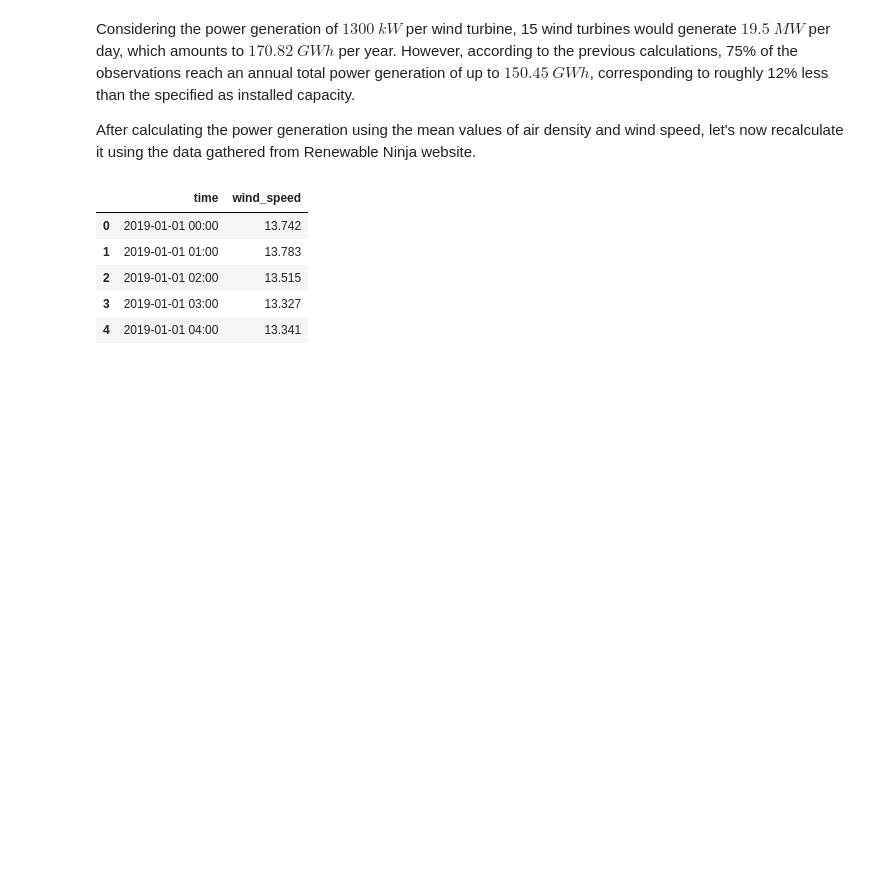
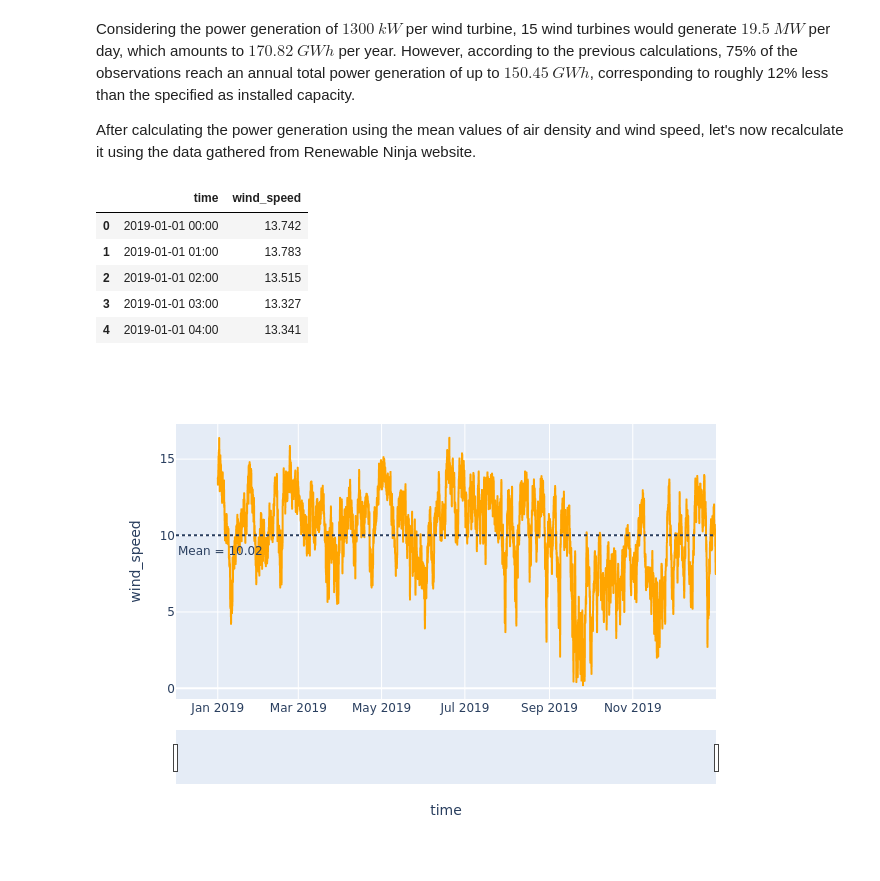
Before and after one commit to daniel-epm/guajira_wind_data, a Jupyter notebook: guajira_wind.ipynb, the cells around one changed output. Cells and saved outputs as stored; diff of their text form; code cells hidden in the pictures; blank space fills up the shorter version.

Commit message:
wind speed plot with plotly express

```diff
--- a/guajira_wind.ipynb
+++ b/guajira_wind.ipynb
@@ -547,11 +548,16 @@ wind_speed2.head()
 # %%
 px.defaults.width = 1000
 px.defaults.height = 400
 
 fig = px.line(wind_speed2, x= 'time', y= 'wind_speed', color_discrete_sequence= ['orange'])
 fig.add_hline(y = wind_speed2['wind_speed'].mean(), line_dash= 'dot')
 fig.add_annotation(x = '2019-01-03', y = wind_speed2['wind_speed'].mean() - 1, text= f"Mean = {round(wind_speed2['wind_speed'].mean(),2)}", showarrow= False)
 
 fig.update_xaxes(rangeslider_visible= True)
 
 fig.show()
+
+fig.write_image("wind_speed.png")
+Image("wind_speed.png")
+# %% [output]
+[figure, added]
```
Also changed, not shown: parts of 1 cell of this notebook.
